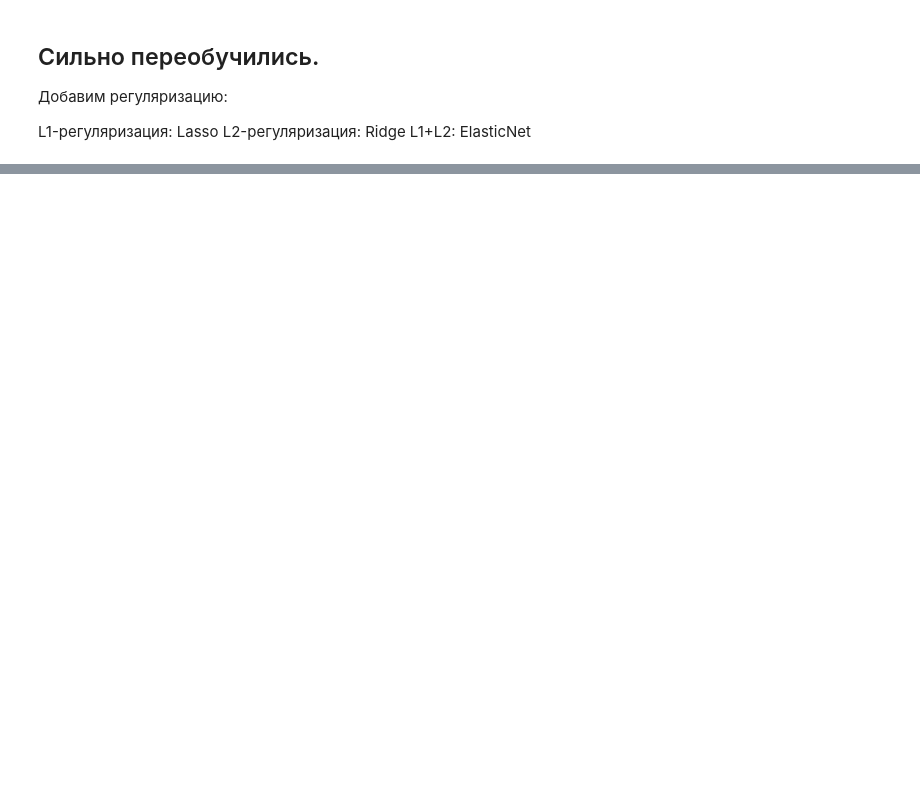
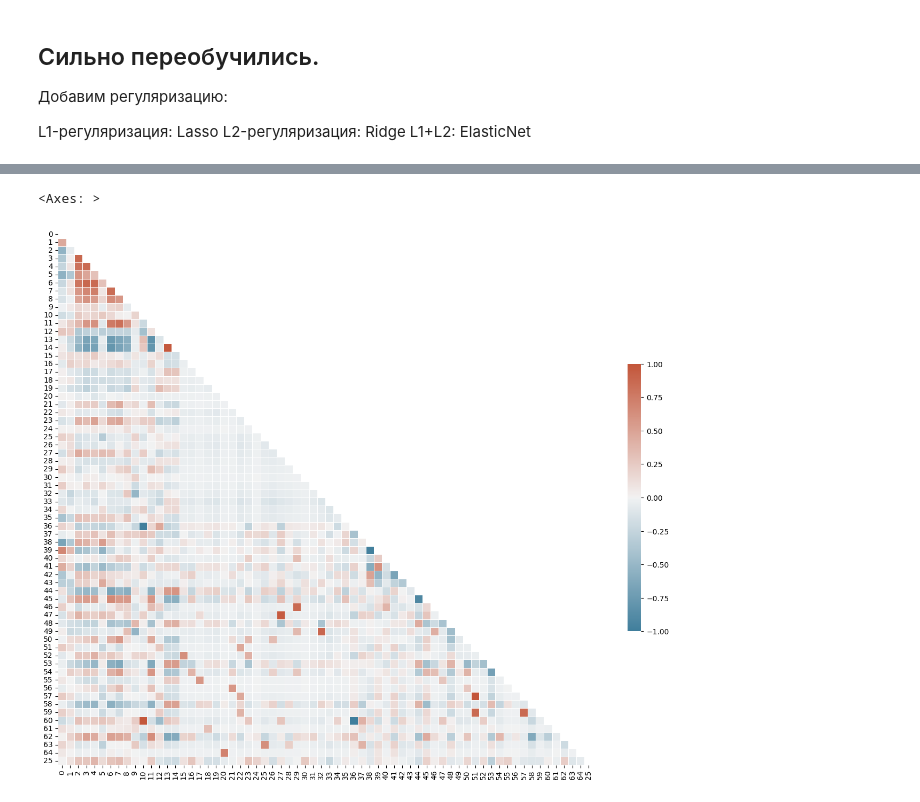
Before and after one commit to AlexeyTri/SemMed_fall25, a Jupyter notebook: Seminar1/SemMed1_fall25.ipynb, the cells around one changed output, grey strips where cells are left out. Drawn from its saved outputs; the diff is of its cells as text; code cells hidden in the pictures; blank space fills up the shorter version.

```diff
--- a/Seminar1/SemMed1_fall25.ipynb
+++ b/Seminar1/SemMed1_fall25.ipynb
@@ -40,0 +107,3 @@ from sklearn import impute
+# %%
+X_dum = pd.get_dummies(X_no_mis, drop_first=True, dtype=int)
+X_dum.shape
@@ -50,0 +133,6 @@ from sklearn import preprocessing
+# %%
+from sklearn import preprocessing
+normalize = preprocessing.MinMaxScaler()
+X_dum.columns = X_dum.columns.astype(str)
+X_real_norm_np = normalize.fit_transform(X_dum)
+type(X_real_norm_np)
@@ -50,0 +141,3 @@ from sklearn import preprocessing
+# %%
+X = pd.DataFrame(X_real_norm_np)
+X.shape, y.shape
@@ -72,0 +207,5 @@ from sklearn.model_selection import GridSearchCV
+# %%
+df_all = pd.concat([X, y], axis=1)
+df_all
+correlation_matrix = df_all.corr(method='pearson')
+correlation_matrix
@@ -72,0 +232,15 @@ from sklearn.model_selection import GridSearchCV
+# %%
+# Generate a mask for the upper triangle
+mask = np.triu(np.ones_like(correlation_matrix, dtype=bool))
+
+# Set up the matplotlib figure
+f, ax = plt.subplots(figsize=(17, 13))
+
+# Generate a custom diverging colormap
+cmap = sns.diverging_palette(230, 20, as_cmap=True)
+# Draw the heatmap with the mask and correct aspect ratio
+sns.heatmap(correlation_matrix, mask=mask, cmap=cmap, vmax=1, center=0,
+            square=True, linewidths=.5, cbar_kws={"shrink": .5})
+# %% [output]
+<Axes: >
+[figure, added]
```
Also changed, not shown: parts of 38 cells of this notebook.
